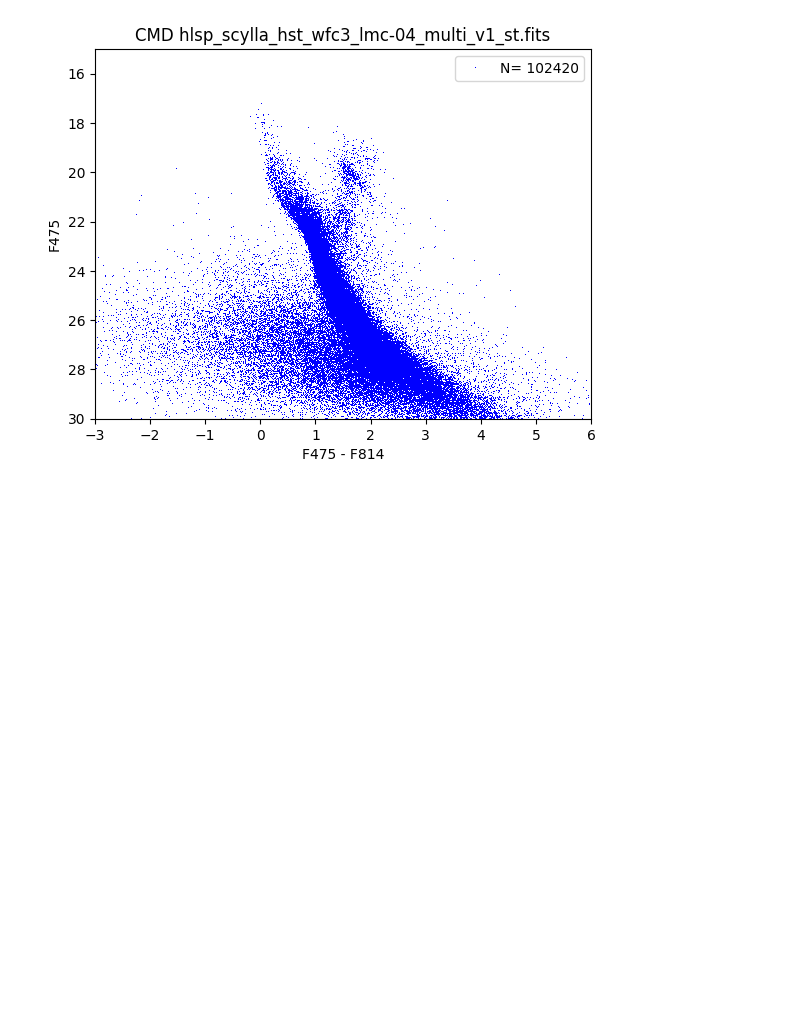
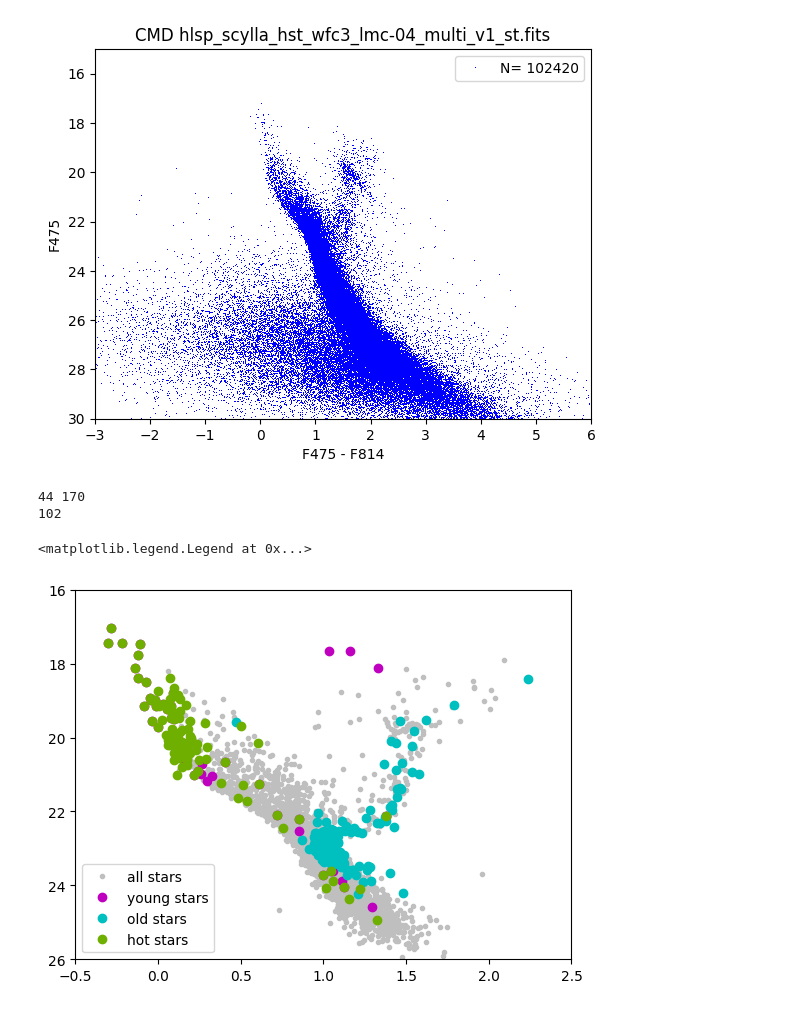
Before and after one commit to Shisa3/python_su, a Jupyter notebook: ex1.ipynb, the cells around one changed output. Saved outputs shown, nothing was run; the diff lists cells and outputs as text; code cells hidden in the pictures; blank space fills up the shorter version.

Commit message:
plot CMD by age

```diff
--- a/ex1.ipynb
+++ b/ex1.ipynb
@@ -31,6 +31,10 @@ ra = t['RA']
 de = t['DEC']
 Av = t['Av_p50']
 r = t['distance_p50']
+temp = t['logT_p50']
+age = t['logA_p50']
+F475W = t['F475W_VEGA']
+F814W = t['F814W_VEGA']
 # %%
 #t[0].colnames
 #print(t['distance_p50'])
@@ -81,3 +86,30 @@ plt.title('CMD %s' %name)
 plt.savefig('CMDScylla_04.png')
 # %% [output]
 [figure]
+# %%
+#pravim filter za vyzrastta na zvezdite
+young_stars = t[age < 8.5] #8 = 100M years, log_10 scale; vajno e da sme zaredili dannite za age po nagore
+old_stars = t[age > 10]
+print(len(young_stars),len(old_stars))
+
+hot_stars = t[temp > 4]
+print(len(hot_stars))
+
+
+plt.figure()
+plt.plot(F475W-F814W, F475W, '.' ,ls = '', label = 'all stars', color = '#bfbfbf')
+
+plt.xlim(-0.5, 2.5)
+plt.ylim (26, 16)
+
+#po syshtiyat nachin kakto zarejdahme danni, moje da zaredim podmasiva na "t" - "young_stars", za da ostanat samo zvezdi s apllied filter
+plt.plot(young_stars['F475W_VEGA'] - young_stars['F814W_VEGA'], young_stars['F475W_VEGA'], 'o' ,ls = '', label = 'young stars', color = '#bf00bf')
+plt.plot(old_stars['F475W_VEGA'] - old_stars['F814W_VEGA'], old_stars['F475W_VEGA'], 'o' ,ls = '', label = 'old stars', color = '#00bfbf')
+plt.plot(hot_stars['F475W_VEGA'] - hot_stars['F814W_VEGA'], hot_stars['F475W_VEGA'], 'o' ,ls = '', label = 'hot stars', color = '#6faf00', alpha = 1)
+
+plt.legend()
+# %% [output]
+44 170
+102
+<matplotlib.legend.Legend at 0x...>
+[figure, added]
```
Also changed, not shown: parts of 1 cell of this notebook.
